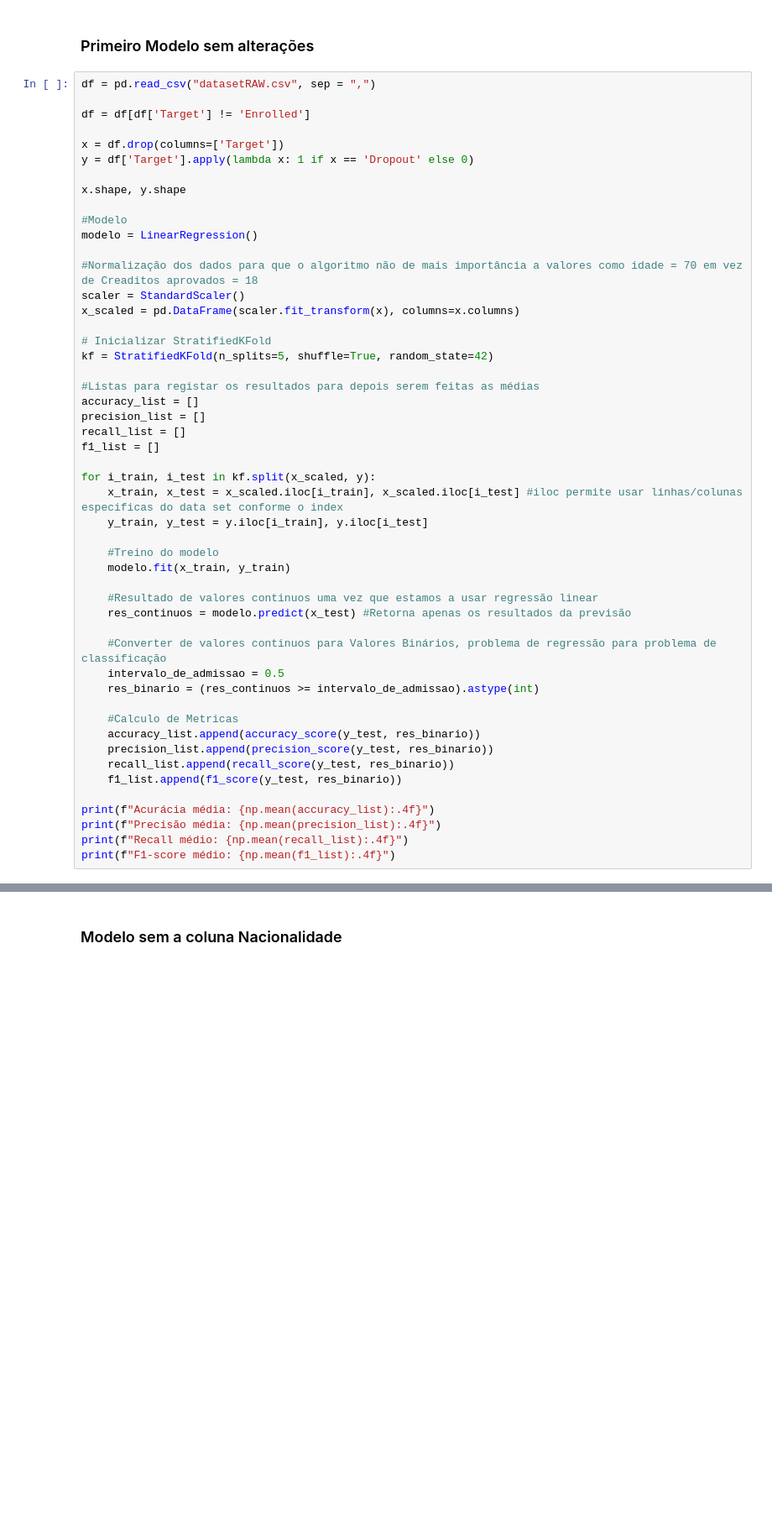
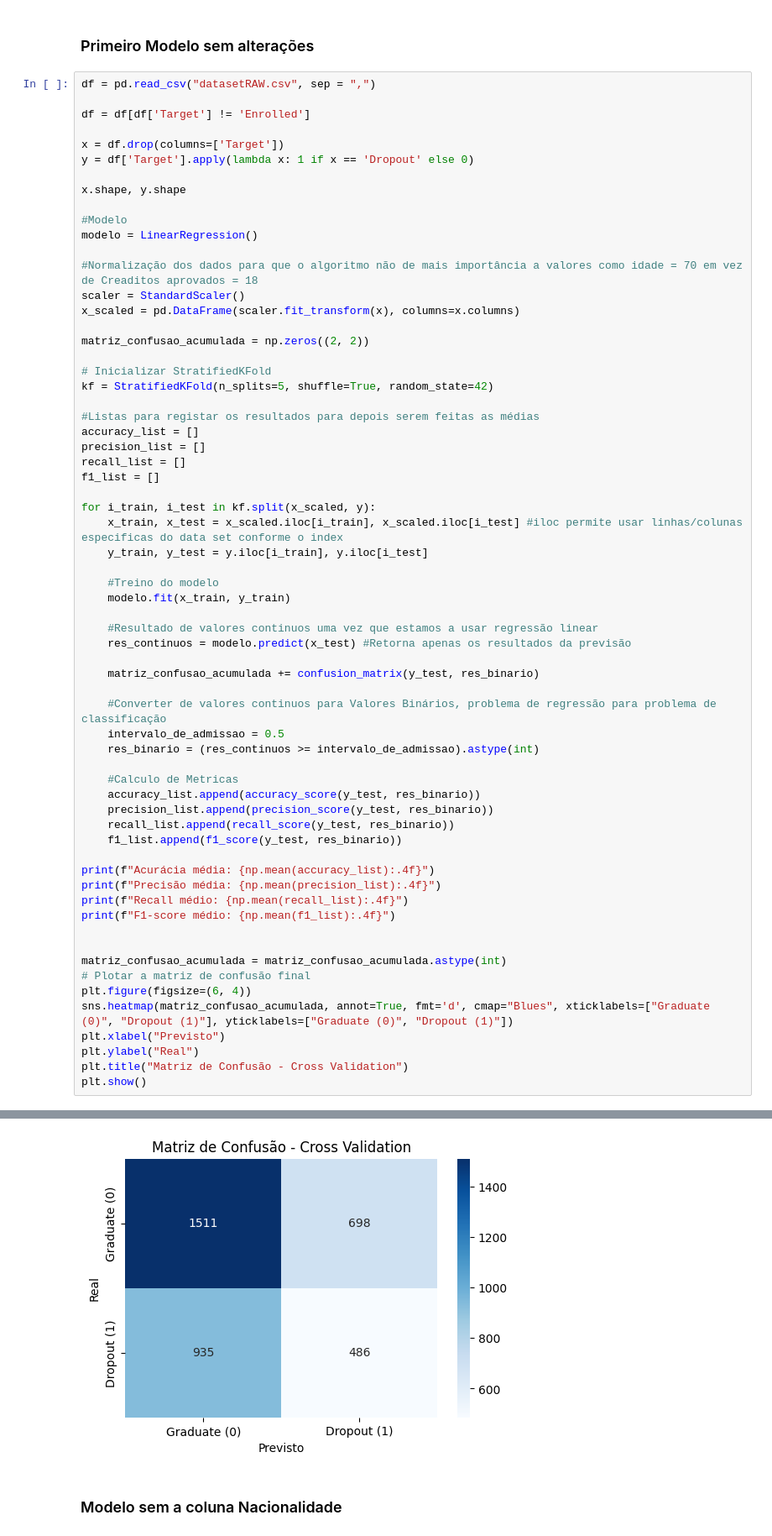
Before and after one commit to eduardosampaiopr/AbandonLess, a Jupyter notebook: EDA/primeiro_treino.ipynb, the cells around one changed output, grey strips where cells are left out. Shown at 84% size. Cells and saved outputs as stored; diff of their text form; blank space fills up the shorter version.

Commit message:
Matrizes de Confusão para os diversos modelos

```diff
--- a/EDA/primeiro_treino.ipynb
+++ b/EDA/primeiro_treino.ipynb
@@ -25,6 +25,8 @@ modelo = LinearRegression()
 #Normalização dos dados para que o algoritmo não de mais importância a valores como idade = 70 em vez de Creaditos aprovados = 18
 scaler = StandardScaler()
 x_scaled = pd.DataFrame(scaler.fit_transform(x), columns=x.columns)
+
+matriz_confusao_acumulada = np.zeros((2, 2))
 
 # Inicializar StratifiedKFold
 kf = StratifiedKFold(n_splits=5, shuffle=True, random_state=42)
@@ -37,33 +39,46 @@ f1_list = []
 
 for i_train, i_test in kf.split(x_scaled, y):
     x_train, x_test = x_scaled.iloc[i_train], x_scaled.iloc[i_test] #iloc permite usar linhas/colunas especificas do data set conforme o index
     y_train, y_test = y.iloc[i_train], y.iloc[i_test]
 
     #Treino do modelo
     modelo.fit(x_train, y_train)
 
     #Resultado de valores continuos uma vez que estamos a usar regressão linear
     res_continuos = modelo.predict(x_test) #Retorna apenas os resultados da previsão
 
+    matriz_confusao_acumulada += confusion_matrix(y_test, res_binario)
+
     #Converter de valores continuos para Valores Binários, problema de regressão para problema de classificação
     intervalo_de_admissao = 0.5
     res_binario = (res_continuos >= intervalo_de_admissao).astype(int)
 
     #Calculo de Metricas
     accuracy_list.append(accuracy_score(y_test, res_binario))
     precision_list.append(precision_score(y_test, res_binario))
     recall_list.append(recall_score(y_test, res_binario))
     f1_list.append(f1_score(y_test, res_binario))
 
 print(f"Acurácia média: {np.mean(accuracy_list):.4f}")
 print(f"Precisão média: {np.mean(precision_list):.4f}")
 print(f"Recall médio: {np.mean(recall_list):.4f}")
 print(f"F1-score médio: {np.mean(f1_list):.4f}")
+
+
+matriz_confusao_acumulada = matriz_confusao_acumulada.astype(int)
+# Plotar a matriz de confusão final
+plt.figure(figsize=(6, 4))
+sns.heatmap(matriz_confusao_acumulada, annot=True, fmt='d', cmap="Blues", xticklabels=["Graduate (0)", "Dropout (1)"], yticklabels=["Graduate (0)", "Dropout (1)"])
+plt.xlabel("Previsto")
+plt.ylabel("Real")
+plt.title("Matriz de Confusão - Cross Validation")
+plt.show()
 # %% [output]
 Acurácia média: 0.9072
 Precisão média: 0.9581
 Recall médio: 0.7980
 F1-score médio: 0.8706
+[figure, added]
 # %% [markdown]
 ### Modelo sem a coluna Nacionalidade
 # %%
```
Also changed, not shown: parts of 5 cells of this notebook.
